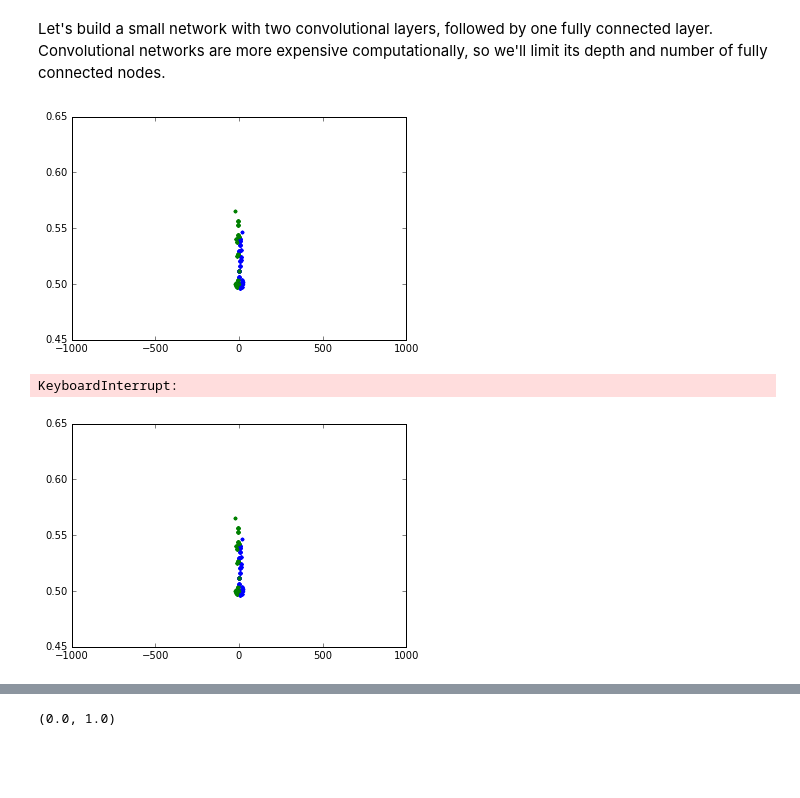
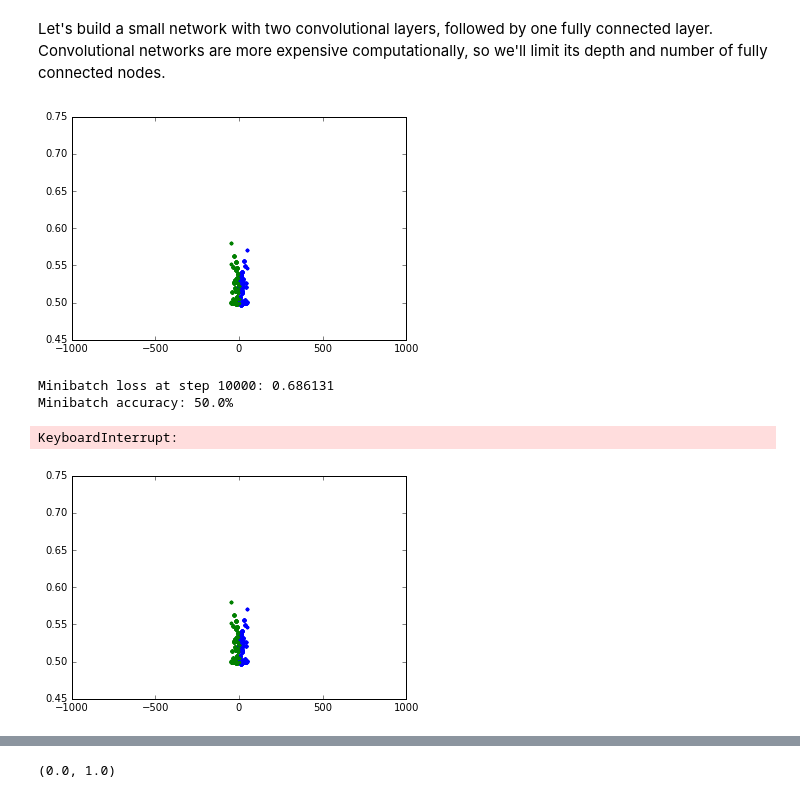
Before and after one commit to jrhastro/astroNN, a Jupyter notebook: conv_WL_devel.ipynb, the cells around one changed output, grey strips where cells are left out. Drawn from its saved outputs; the diff is of its cells as text; code cells hidden in the pictures; blank space fills up the shorter version.

```diff
--- a/conv_WL_devel.ipynb
+++ b/conv_WL_devel.ipynb
@@ -115,0 +90,7 @@ NameError: name 'train_data' is not defined
+# %%
+# Set the paths to the raw data files
+whereami = '/Users/jhargis'
+path     = 'Dropbox/astroNN/wl_maps/'
+#whereami = '/Users/goldston'
+#whereami = '/Users/jegpeek'
+#path = 'Documents/Weak_Lensing/kmaps_smoothed/'
@@ -264,46 +309,51 @@ with graph.as_default():
 # %%
+# Run of TensorFlow without the permutations
+# but with the TensorBoard logging calls
 num_steps = 200001
 print_step = 200
 summary_step = 200
 losses = np.zeros((num_steps-1)/print_step+1)
 acc_valid = np.zeros((num_steps-1)/print_step+1)
 acc_test = np.zeros((num_steps-1)/print_step+1)
 q = 0
 p = 0
 
 with tf.Session(graph=graph) as session:
-  tf.initialize_all_variables().run()
-  summary_writer = tf.train.SummaryWriter(whereami+'/Documents/logs', session.graph_def)
-  print('Initialized')
-  for step in range(num_steps):
-    offset = (step * batch_size) % (train_labels.shape[0] - batch_size)
-    batch_data = train_dataset[offset:(offset + batch_size), :, :, :]
-    batch_labels = train_labels[offset:(offset + batch_size), :]
-    feed_dict = {tf_train_dataset : batch_data, tf_train_labels : batch_labels}
-    summary, _, l, predictions = session.run(
-      [merged, optimizer, loss, train_prediction], feed_dict=feed_dict)
-    if (step % summary_step == 0):
-      summary_writer.add_summary(summary, p)
-      p += 1
-    if (step % print_step == 0):
-      losses[q] = l
-      acc_valid[q] = accuracy(valid_prediction.eval(), valid_labels)/100.0
-      acc_test[q] = accuracy(test_prediction.eval(), test_labels)/100.0
-      q += 1
-      plt.plot(np.arange(0,(num_steps-1)/print_step+1), acc_valid, '.', color='b')
-      plt.plot((-1)*np.arange(0,(num_steps-1)/print_step+1),acc_test, '.', color='g')
-      plt.ylim([0.45, 0.65])
-      plt.xlim([-1000, 1000])
-      display.clear_output(wait=True)
-      display.display(plt.gcf())
-      #print('Minibatch loss at step %d: %f' % (step, l))
-      #print('Minibatch accuracy: %.1f%%' % accuracy(predictions, batch_labels))
-      #print('Validation accuracy: %.1f%%' % accuracy(valid_prediction.eval(), valid_labels))
-  print('Test accuracy: %.1f%%' % accuracy(test_prediction.eval(), test_labels))
+    tf.initialize_all_variables().run()
+    summary_writer = tf.train.SummaryWriter(whereami+'/Documents/logs', session.graph_def)
+    print('Initialized')
+    for step in range(num_steps):
+        offset = (step * batch_size) % (train_labels.shape[0] - batch_size)
+        batch_data = train_dataset[offset:(offset + batch_size), :, :, :]
+        batch_labels = train_labels[offset:(offset + batch_size), :]
+        feed_dict = {tf_train_dataset : batch_data, tf_train_labels : batch_labels}
+        summary, _, l, predictions = session.run([merged, optimizer, loss, train_prediction], feed_dict=feed_dict)
+        if (step % print_step == 0):
+            losses[q] = l
+            acc_valid[q] = accuracy(valid_prediction.eval(), valid_labels)/100.0
+            acc_test[q] = accuracy(test_prediction.eval(), test_labels)/100.0
+            with tf.name_scope('test_accuracy'):
+                tf.scalar_summary('test_accuracy', acc_test[q])
+            q += 1
+            plt.plot(np.arange(0,(num_steps-1)/print_step+1), acc_valid, '.', color='b')
+            plt.plot((-1)*np.arange(0,(num_steps-1)/print_step+1),acc_test, '.', color='g')
+            plt.ylim([0.45, 0.75])
+            plt.xlim([-1000, 1000])
+            display.clear_output(wait=True)
+            display.display(plt.gcf())
+            print('Minibatch loss at step %d: %f' % (step, l))
+            print('Minibatch accuracy: %.1f%%' % accuracy(predictions, batch_labels))
+            #print('Validation accuracy: %.1f%%' % accuracy(valid_prediction.eval(), valid_labels))
+        if (step % summary_step == 0):
+            summary_writer.add_summary(summary, p)
+            p += 1
+    print('Test accuracy: %.1f%%' % accuracy(test_prediction.eval(), test_labels))
 # %% [output]
-[figure, old version]
+[figure, new version]
-KeyboardInterrupt:
+Minibatch loss at step 10000: 0.686131
+Minibatch accuracy: 50.0%
+KeyboardInterrupt:
-[figure, old version]
+[figure, new version]
 # %%
 permutation = np.random.permutation(train_labels.shape[0])
 train_dataset = train_dataset[permutation,:,:]
```
Also changed, not shown: parts of 14 cells of this notebook, 1 other file.
